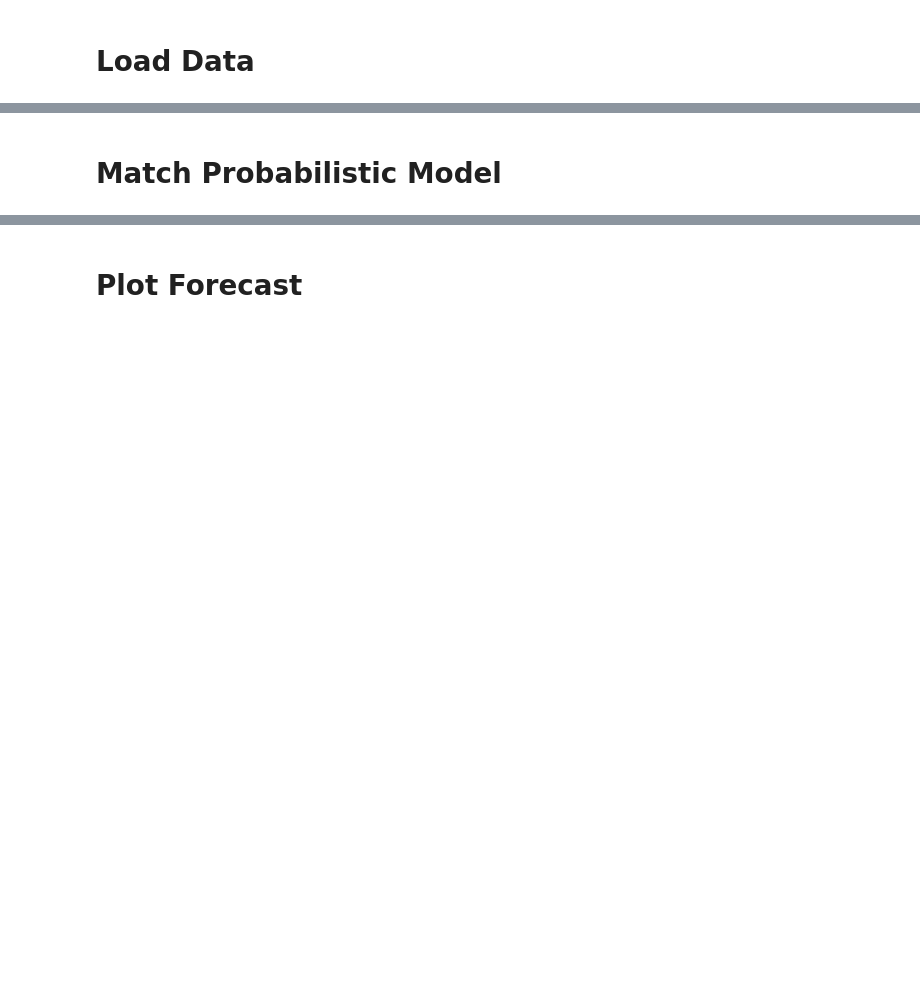
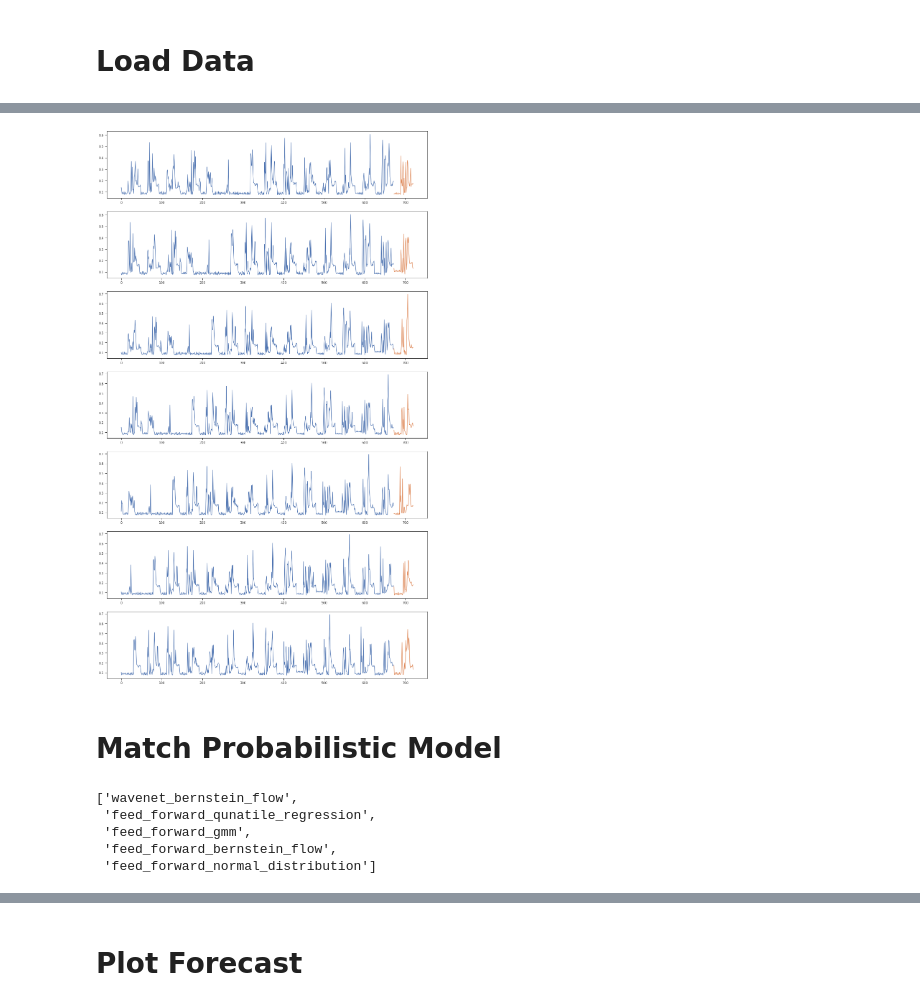
Before and after one commit to MArpogaus/Bernstein-Experiments, a Jupyter notebook: ipynb/tfexp_evaluate.ipynb, the cells around one changed output, grey strips where cells are left out. Drawn from its saved outputs; the diff is of its cells as text; code cells hidden in the pictures; blank space fills up the shorter version.

Commit message:
ADDED: Wavenet config; MODIFIED: smaller changes in evaluation notebook

```diff
--- a/ipynb/tfexp_evaluate.ipynb
+++ b/ipynb/tfexp_evaluate.ipynb
@@ -712,5 +753,3 @@ data=pd.read_csv(
            'load': 'float32',
            'is_holiday': 'uint8',
            'weekday': 'uint8'})
-# %%
-gen_ds=WindowedTimeSeriesDataSet(**dl_kwds, column_transformers=column_transformers)
@@ -719,0 +780,2 @@ ds
+# %%
+first_week_ds = gen_ds(first_week[first_week.id == 7436])
@@ -720,10 +797,26 @@ ds
+# %%
+days=test_x1.shape[0]
+fig, ax = plt.subplots(days, figsize=(16,4*days))
+for i,(x,y) in enumerate(zip(test_x1, test_y)):
+    x = x.flatten()
+    y = y.flatten()
+    ax[i].plot(np.arange(0,len(x)), x)
+    ax[i].plot(np.arange(len(x),len(x)+len(y)), y)
+# %% [output]
+[figure, added]
 # %% [markdown]
 # Match Probabilistic Model
 # %%
 eval_models = [
-    c for c in models.keys() if 'log' not in c and not c.endswith('gmm')
+    c for c in models.keys()
 ]
 eval_models
+# %% [output]
+['wavenet_bernstein_flow',
+ 'feed_forward_qunatile_regression',
+ 'feed_forward_gmm',
+ 'feed_forward_bernstein_flow',
+ 'feed_forward_normal_distribution']
 # %%
 def match_prob_model(name):
     if 'flow' in name:
```
Also changed, not shown: parts of 70 cells of this notebook, 11 other files.
